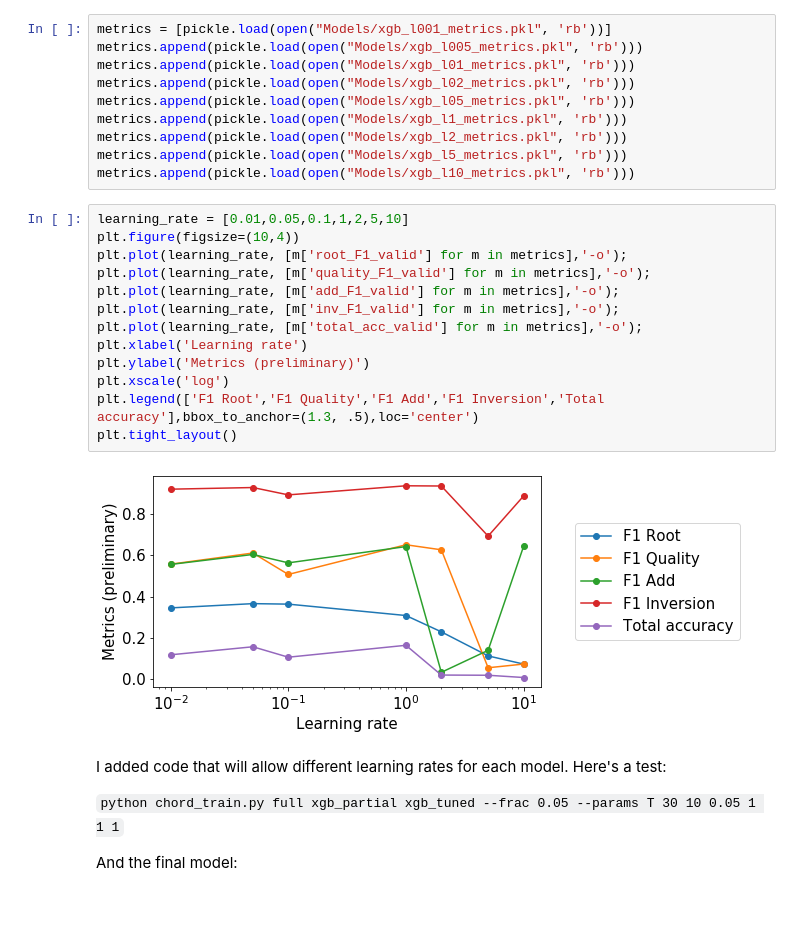
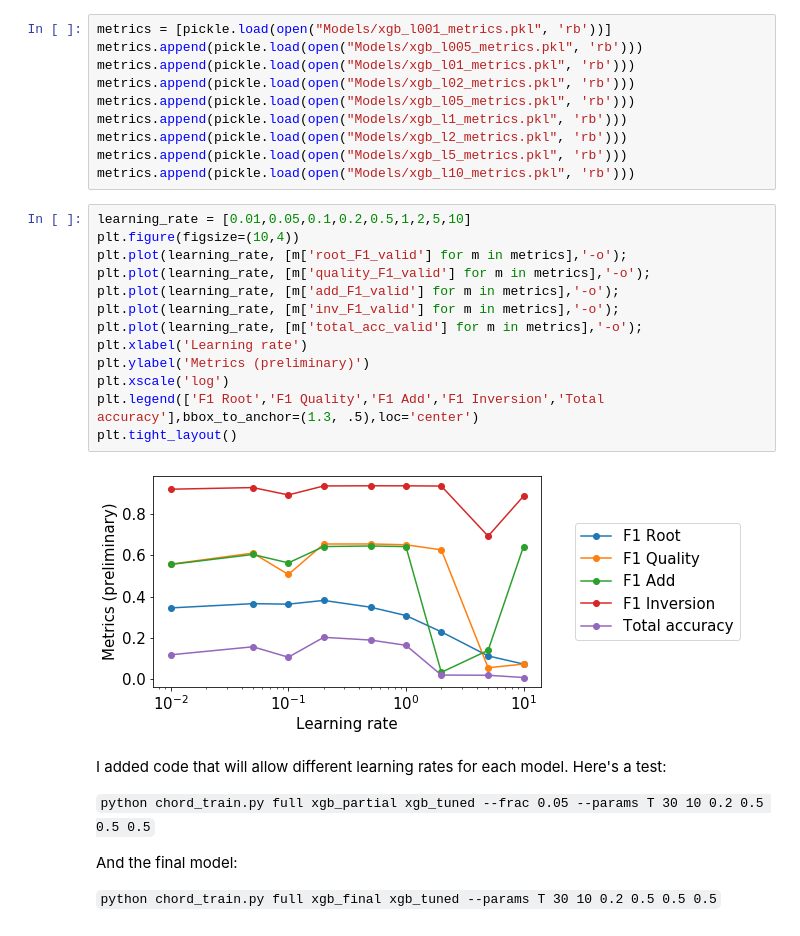
Before and after one commit to tristanlmiller/auto-guitar-tabs, a Jupyter notebook: Other models.ipynb, the cells around one changed output. Cells and saved outputs as stored; diff of their text form.

````diff
--- a/Other models.ipynb
+++ b/Other models.ipynb
@@ -363,26 +363,25 @@ metrics.append(pickle.load(open("Models/xgb_l2_metrics.pkl", 'rb')))
 metrics.append(pickle.load(open("Models/xgb_l5_metrics.pkl", 'rb')))
 metrics.append(pickle.load(open("Models/xgb_l10_metrics.pkl", 'rb')))
 # %%
-learning_rate = [0.01,0.05,0.1,1,2,5,10]
+learning_rate = [0.01,0.05,0.1,0.2,0.5,1,2,5,10]
 plt.figure(figsize=(10,4))
 plt.plot(learning_rate, [m['root_F1_valid'] for m in metrics],'-o');
 plt.plot(learning_rate, [m['quality_F1_valid'] for m in metrics],'-o');
 plt.plot(learning_rate, [m['add_F1_valid'] for m in metrics],'-o');
 plt.plot(learning_rate, [m['inv_F1_valid'] for m in metrics],'-o');
 plt.plot(learning_rate, [m['total_acc_valid'] for m in metrics],'-o');
 plt.xlabel('Learning rate')
 plt.ylabel('Metrics (preliminary)')
 plt.xscale('log')
 plt.legend(['F1 Root','F1 Quality','F1 Add','F1 Inversion','Total accuracy'],bbox_to_anchor=(1.3, .5),loc='center')
 plt.tight_layout()
 # %% [output]
-[figure, old version]
+[figure, new version]
 # %% [markdown]
 I added code that will allow different learning rates for each model.  Here's a test:
 
-```python chord_train.py full xgb_partial xgb_tuned --frac 0.05 --params T 30 10 0.05 1 1 1```
+```python chord_train.py full xgb_partial xgb_tuned --frac 0.05 --params T 30 10 0.2 0.5 0.5 0.5```
 
 And the final model:
 
-```python chord_train.py full xgb_final xgb_tuned --params T 30 10 0.05 1 1 1;
-```
+```python chord_train.py full xgb_final xgb_tuned --params T 30 10 0.2 0.5 0.5 0.5```
````
Also changed, not shown: parts of 1 cell of this notebook, 1 other file.
